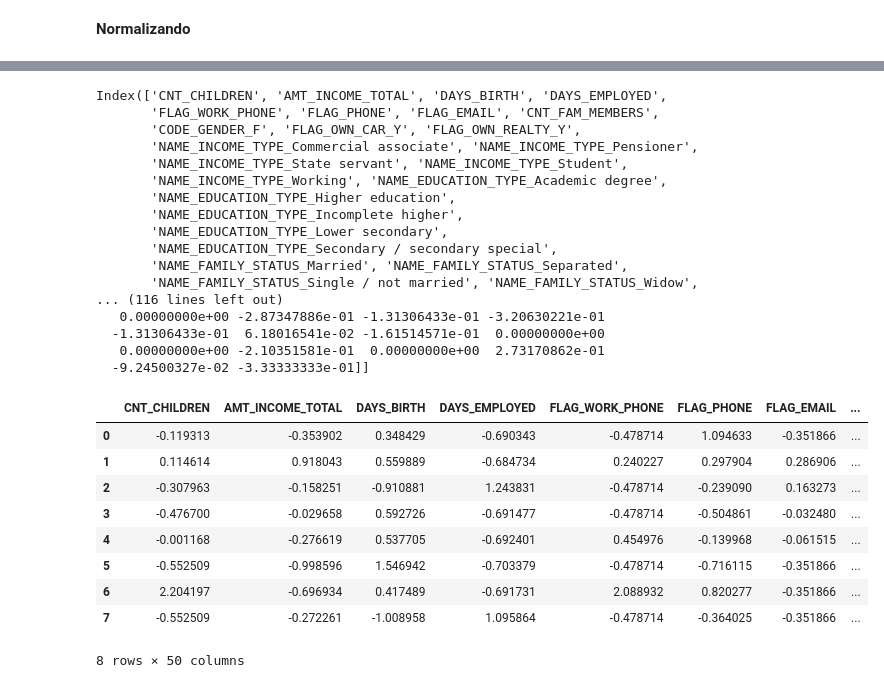
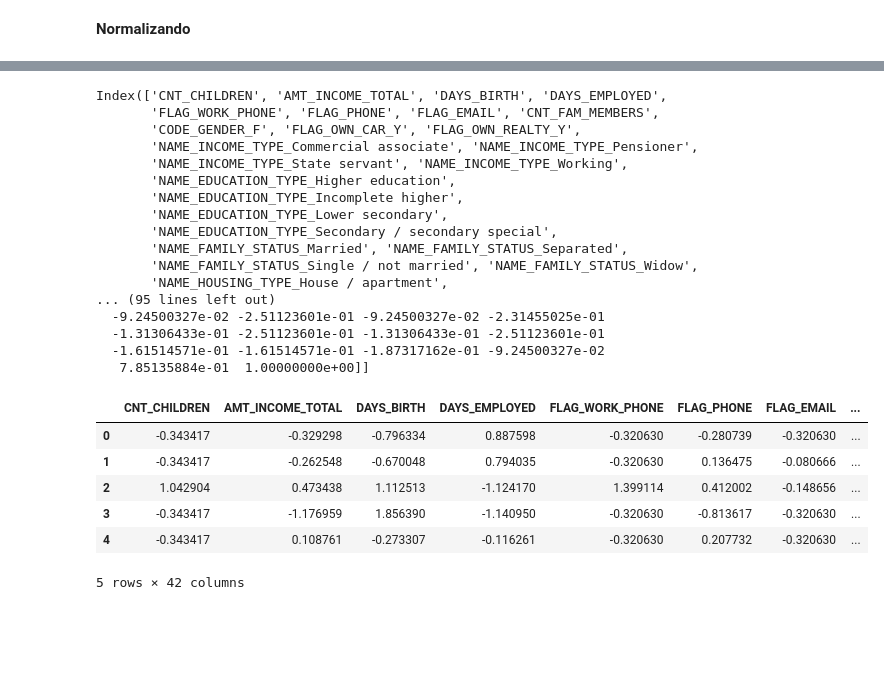
Before and after one commit to rsmiderle/ds_exercises, a Jupyter notebook: k-means/Final_Undersampled.ipynb, the cells around one changed output, grey strips where cells are left out. Cells and saved outputs as stored; diff of their text form; code cells hidden in the pictures; blank space fills up the shorter version.

```diff
--- a/k-means/Final_Undersampled.ipynb
+++ b/k-means/Final_Undersampled.ipynb
@@ -345,0 +324,7 @@ dtype: bool
+# %%
+#eliminando features que não sofrem variação
+df3 = pd.DataFrame(df2.nunique())
+df3[df3[0] == 1].index
+df2.drop(columns=df3[df3[0] == 1].index, inplace=True)
+df2.drop(columns=['CODE_GENDER_M'], inplace=True)
+df2.head()
@@ -345,0 +339,6 @@ dtype: bool
+# %%
+#removendo features que são excludentes entre si e deixando apenas uma.
+#exemplo: FLAG_OWN_CAR_N e FLAG_OWN_CAR_Y
+df2.drop(columns=['FLAG_OWN_CAR_N','FLAG_OWN_REALTY_N'], inplace=True)
+df2.rename(columns={'FLAG_OWN_CAR_N' : 'FLAG_OWN_CAR', 'FLAG_OWN_REALTY_N': 'FLAG_OWN_REALTY'}, inplace=True)
+df2.head()
@@ -346,7 +353,5 @@ dtype: bool
 # %% [markdown]
 <b> Normalizando
-# %%
-df2.drop(columns=['ID','MONTHS_BALANCE', 'FLAG_MOBIL', 'FLAG_OWN_CAR_N', 'FLAG_OWN_REALTY_N','CODE_GENDER_M'], inplace=True)
 # %%
 from sklearn import preprocessing
 temp = df2.copy()
@@ -375,6 +382,7 @@ df_scaled.head(10)
 # %%
 from sklearn.cluster import KMeans
-modelo = KMeans(n_clusters=8)
+n_clusters = 8
+modelo = KMeans(n_clusters=n_clusters)
 modelo.fit(df_scaled)
 print(f'Grupos {modelo.labels_}')
 # %% [output]
@@ -410,32 +398,29 @@ Index(['CNT_CHILDREN', 'AMT_INCOME_TOTAL', 'DAYS_BIRTH', 'DAYS_EMPLOYED',
        'FLAG_WORK_PHONE', 'FLAG_PHONE', 'FLAG_EMAIL', 'CNT_FAM_MEMBERS',
        'CODE_GENDER_F', 'FLAG_OWN_CAR_Y', 'FLAG_OWN_REALTY_Y',
        'NAME_INCOME_TYPE_Commercial associate', 'NAME_INCOME_TYPE_Pensioner',
-       'NAME_INCOME_TYPE_State servant', 'NAME_INCOME_TYPE_Student',
-       'NAME_INCOME_TYPE_Working', 'NAME_EDUCATION_TYPE_Academic degree',
+       'NAME_INCOME_TYPE_State servant', 'NAME_INCOME_TYPE_Working',
        'NAME_EDUCATION_TYPE_Higher education',
        'NAME_EDUCATION_TYPE_Incomplete higher',
        'NAME_EDUCATION_TYPE_Lower secondary',
        'NAME_EDUCATION_TYPE_Secondary / secondary special',
        'NAME_FAMILY_STATUS_Married', 'NAME_FAMILY_STATUS_Separated',
        'NAME_FAMILY_STATUS_Single / not married', 'NAME_FAMILY_STATUS_Widow',
-... (116 lines left out)
-   0.00000000e+00 -2.87347886e-01 -1.31306433e-01 -3.20630221e-01
-  -1.31306433e-01  6.18016541e-02 -1.61514571e-01  0.00000000e+00
-   0.00000000e+00 -2.10351581e-01  0.00000000e+00  2.73170862e-01
-  -9.24500327e-02 -3.33333333e-01]]
+       'NAME_HOUSING_TYPE_House / apartment',
+... (95 lines left out)
+  -9.24500327e-02 -2.51123601e-01 -9.24500327e-02 -2.31455025e-01
+  -1.31306433e-01 -2.51123601e-01 -1.31306433e-01 -2.51123601e-01
+  -1.61514571e-01 -1.61514571e-01 -1.87317162e-01 -9.24500327e-02
+   7.85135884e-01  1.00000000e+00]]
 # %%
 grupos = pd.DataFrame(modelo.cluster_centers_,columns=df_scaled.columns)
-grupos
+grupos.head()
 # %% [output]
 |  | CNT_CHILDREN | AMT_INCOME_TOTAL | DAYS_BIRTH | DAYS_EMPLOYED | FLAG_WORK_PHONE | FLAG_PHONE | FLAG_EMAIL | ... |
-| 0 | -0.119313 | -0.353902 | 0.348429 | -0.690343 | -0.478714 | 1.094633 | -0.351866 | ... |
-| 1 | 0.114614 | 0.918043 | 0.559889 | -0.684734 | 0.240227 | 0.297904 | 0.286906 | ... |
-| 2 | -0.307963 | -0.158251 | -0.910881 | 1.243831 | -0.478714 | -0.239090 | 0.163273 | ... |
-| 3 | -0.476700 | -0.029658 | 0.592726 | -0.691477 | -0.478714 | -0.504861 | -0.032480 | ... |
-| 4 | -0.001168 | -0.276619 | 0.537705 | -0.692401 | 0.454976 | -0.139968 | -0.061515 | ... |
-| 5 | -0.552509 | -0.998596 | 1.546942 | -0.703379 | -0.478714 | -0.716115 | -0.351866 | ... |
-| 6 | 2.204197 | -0.696934 | 0.417489 | -0.691731 | 2.088932 | 0.820277 | -0.351866 | ... |
-| 7 | -0.552509 | -0.272261 | -1.008958 | 1.095864 | -0.478714 | -0.364025 | -0.351866 | ... |
+| 0 | -0.343417 | -0.329298 | -0.796334 | 0.887598 | -0.320630 | -0.280739 | -0.320630 | ... |
+| 1 | -0.343417 | -0.262548 | -0.670048 | 0.794035 | -0.320630 | 0.136475 | -0.080666 | ... |
+| 2 | 1.042904 | 0.473438 | 1.112513 | -1.124170 | 1.399114 | 0.412002 | -0.148656 | ... |
+| 3 | -0.343417 | -1.176959 | 1.856390 | -1.140950 | -0.320630 | -0.813617 | -0.320630 | ... |
+| 4 | -0.343417 | 0.108761 | -0.273307 | -0.116261 | -0.320630 | 0.207732 | -0.320630 | ... |
-8 rows × 50 columns
+5 rows × 42 columns
 # %%
 #subplot: make separate plot for each column
```
Also changed, not shown: parts of 26 cells of this notebook, 3 other files.
